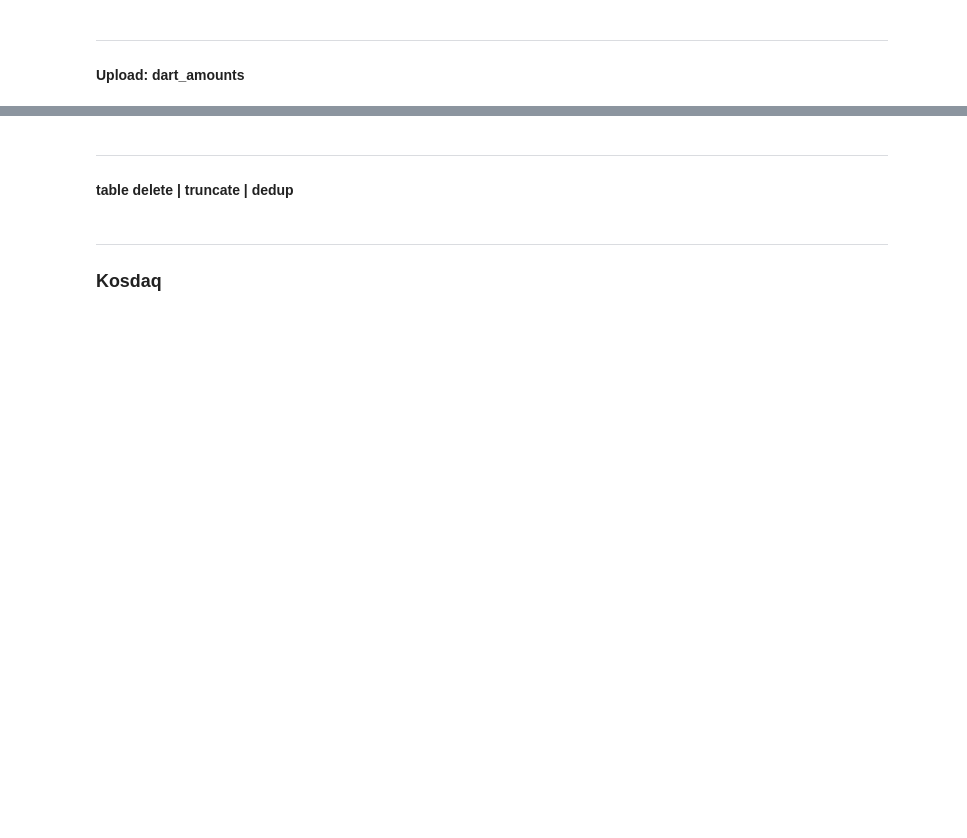
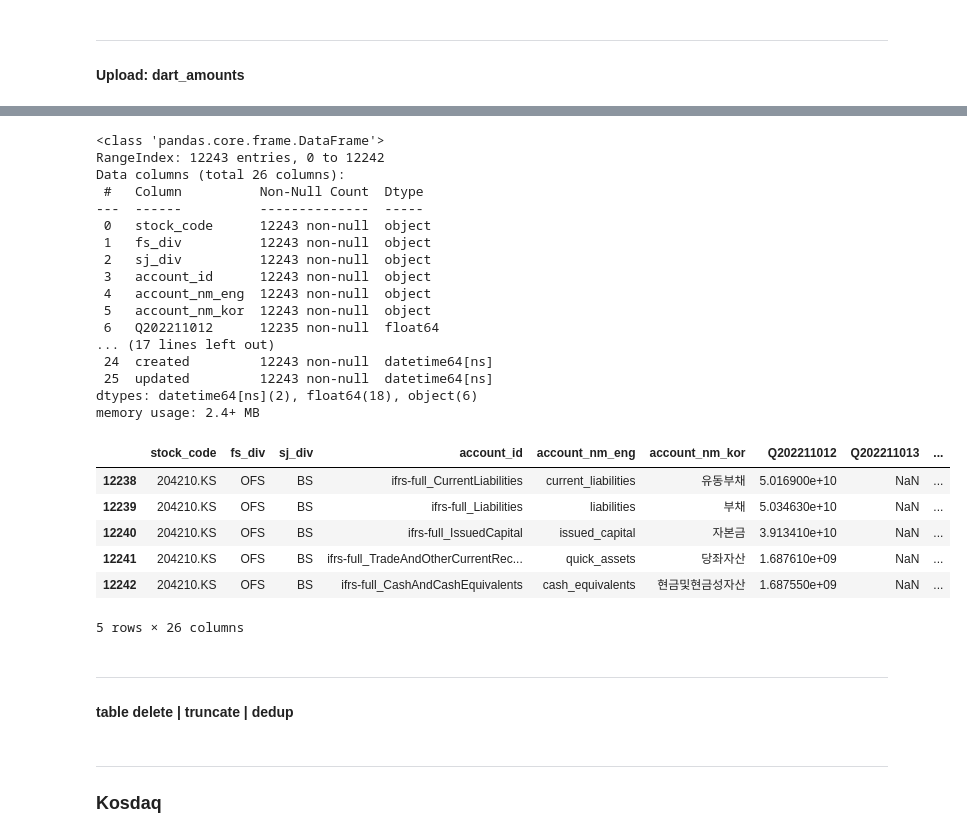
Before and after one commit to yeonseo-Jung/finance_data, a Jupyter notebook: dart_update.ipynb, the cells around one changed output, grey strips where cells are left out. Cells and saved outputs as stored; diff of their text form; code cells hidden in the pictures; blank space fills up the shorter version.

```diff
--- a/dart_update.ipynb
+++ b/dart_update.ipynb
@@ -167,7 +231,7 @@ amounts_all_df.groupby('sj_div').count()
     All data (replace) '''
 
 dartfins = DartFinstate(pd.DataFrame())
-# amounts_all_df = db_bak.get_tbl('dart_amounts_all')
-accounts_df = db_bak.get_tbl('dart_accounts')
+amounts_all_df = db_bak.get_tbl('dart_amounts_all')
+accounts_df = db.get_tbl('accounts')
 amounts_df = dartfins.get_amounts(amounts_all_df, accounts_df)
 amounts_df.groupby('account_nm_eng').count()['stock_code']
@@ -174,12 +260,36 @@ amounts_df.groupby('account_nm_eng').count()['stock_code']
 # %%
 ''' Caculate 4th quarter net '''
 
 df_amounts_validitied = amounts_df.loc[amounts_df.validity].reset_index(drop=True)
 df_amounts_quarter = dartfins.calculate_quarter(df_amounts_validitied)
 
 # create date, regist date
-df_amounts_quarter.loc[:, 'created'] = pd.Timestamp(datetime.today().strftime("%Y-%m-%d"))
-df_amounts_quarter.loc[:, 'updated'] = pd.Timestamp(datetime.today().strftime("%Y-%m-%d"))
+df_amounts_quarter = db.set_date(df_amounts_quarter)
 
 df_amounts_quarter.info()
 df_amounts_quarter.tail(5)
+# %% [output]
+<class 'pandas.core.frame.DataFrame'>
+RangeIndex: 12243 entries, 0 to 12242
+Data columns (total 26 columns):
+ #   Column          Non-Null Count  Dtype
+---  ------          --------------  -----
+ 0   stock_code      12243 non-null  object
+ 1   fs_div          12243 non-null  object
+ 2   sj_div          12243 non-null  object
+ 3   account_id      12243 non-null  object
+ 4   account_nm_eng  12243 non-null  object
+ 5   account_nm_kor  12243 non-null  object
+ 6   Q202211012      12235 non-null  float64
+... (17 lines left out)
+ 24  created         12243 non-null  datetime64[ns]
+ 25  updated         12243 non-null  datetime64[ns]
+dtypes: datetime64[ns](2), float64(18), object(6)
+memory usage: 2.4+ MB
+|  | stock_code | fs_div | sj_div | account_id | account_nm_eng | account_nm_kor | Q202211012 | Q202211013 | ... |
+| 12238 | 204210.KS | OFS | BS | ifrs-full_CurrentLiabilities | current_liabilities | 유동부채 | 5.016900e+10 | NaN | ... |
+| 12239 | 204210.KS | OFS | BS | ifrs-full_Liabilities | liabilities | 부채 | 5.034630e+10 | NaN | ... |
+| 12240 | 204210.KS | OFS | BS | ifrs-full_IssuedCapital | issued_capital | 자본금 | 3.913410e+10 | NaN | ... |
+| 12241 | 204210.KS | OFS | BS | ifrs-full_TradeAndOtherCurrentRec... | quick_assets | 당좌자산 | 1.687610e+09 | NaN | ... |
+| 12242 | 204210.KS | OFS | BS | ifrs-full_CashAndCashEquivalents | cash_equivalents | 현금및현금성자산 | 1.687550e+09 | NaN | ... |
+5 rows × 26 columns
```
Also changed, not shown: parts of 10 cells of this notebook, 2 other files.
